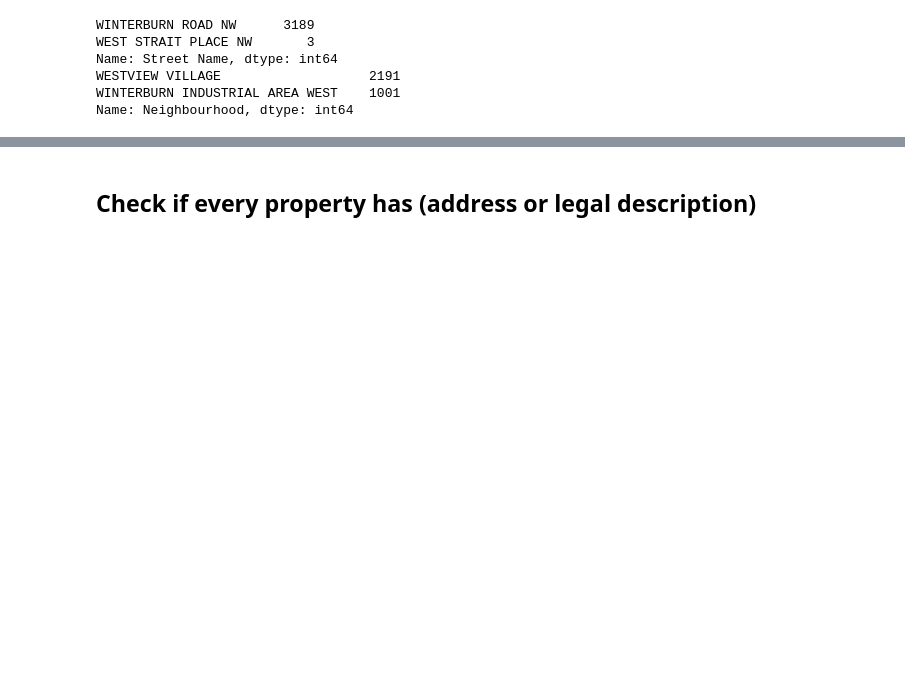
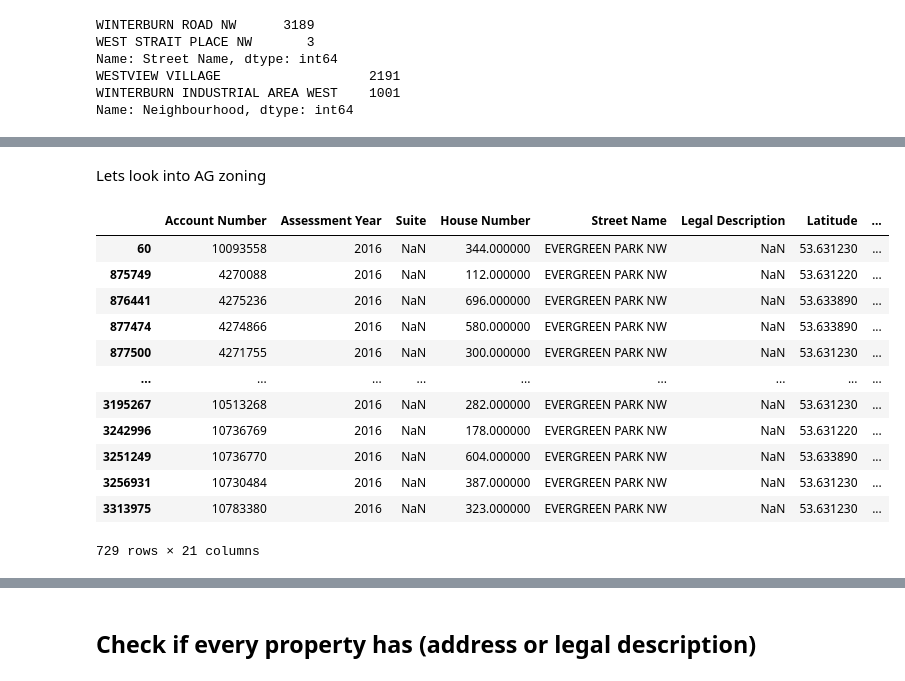
Before and after one commit to mcmccaig/prop_price, a Jupyter notebook: notebooks/EDA.ipynb, the cells around one changed output, grey strips where cells are left out. Drawn from its saved outputs; the diff is of its cells as text; code cells hidden in the pictures; blank space fills up the shorter version.

```diff
--- a/notebooks/EDA.ipynb
+++ b/notebooks/EDA.ipynb
@@ -187,0 +196,2 @@ All the homes reside in the Winterburn area (nearby trailer park & industrial ar
+# %%
+mobile_mask = no_lot_size[(no_lot_size['Zoning'] == 'RMH') | (no_lot_size['Zoning'] == 'CR')]
@@ -187,0 +203,4 @@ All the homes reside in the Winterburn area (nearby trailer park & industrial ar
+# %%
+mobile_indexes = mobile_mask.index.tolist()
+# %%
+resi_house_data.loc[mobile_indexes, 'Lot Size'] = 156
@@ -187,0 +222,3 @@ All the homes reside in the Winterburn area (nearby trailer park & industrial ar
+# %%
+no_lot_size = resi_house_data[resi_house_data['Lot Size'].isnull() == True]
+no_lot_size['Zoning'].value_counts()
@@ -187,0 +238,19 @@ All the homes reside in the Winterburn area (nearby trailer park & industrial ar
+# %% [markdown]
+Lets look into AG zoning
+# %%
+ag_mask = no_lot_size[no_lot_size['Zoning'] == 'AG']
+ag_mask
+# %% [output]
+|  | Account Number | Assessment Year | Suite | House Number | Street Name | Legal Description | Latitude | ... |
+| 60 | 10093558 | 2016 | NaN | 344.000000 | EVERGREEN PARK NW | NaN | 53.631230 | ... |
+| 875749 | 4270088 | 2016 | NaN | 112.000000 | EVERGREEN PARK NW | NaN | 53.631220 | ... |
+| 876441 | 4275236 | 2016 | NaN | 696.000000 | EVERGREEN PARK NW | NaN | 53.633890 | ... |
+| 877474 | 4274866 | 2016 | NaN | 580.000000 | EVERGREEN PARK NW | NaN | 53.633890 | ... |
+| 877500 | 4271755 | 2016 | NaN | 300.000000 | EVERGREEN PARK NW | NaN | 53.631230 | ... |
+| ... | ... | ... | ... | ... | ... | ... | ... | ... |
+| 3195267 | 10513268 | 2016 | NaN | 282.000000 | EVERGREEN PARK NW | NaN | 53.631230 | ... |
+| 3242996 | 10736769 | 2016 | NaN | 178.000000 | EVERGREEN PARK NW | NaN | 53.631220 | ... |
+| 3251249 | 10736770 | 2016 | NaN | 604.000000 | EVERGREEN PARK NW | NaN | 53.633890 | ... |
+| 3256931 | 10730484 | 2016 | NaN | 387.000000 | EVERGREEN PARK NW | NaN | 53.631230 | ... |
+| 3313975 | 10783380 | 2016 | NaN | 323.000000 | EVERGREEN PARK NW | NaN | 53.631230 | ... |
+729 rows × 21 columns
```
Also changed, not shown: parts of 16 cells of this notebook.
